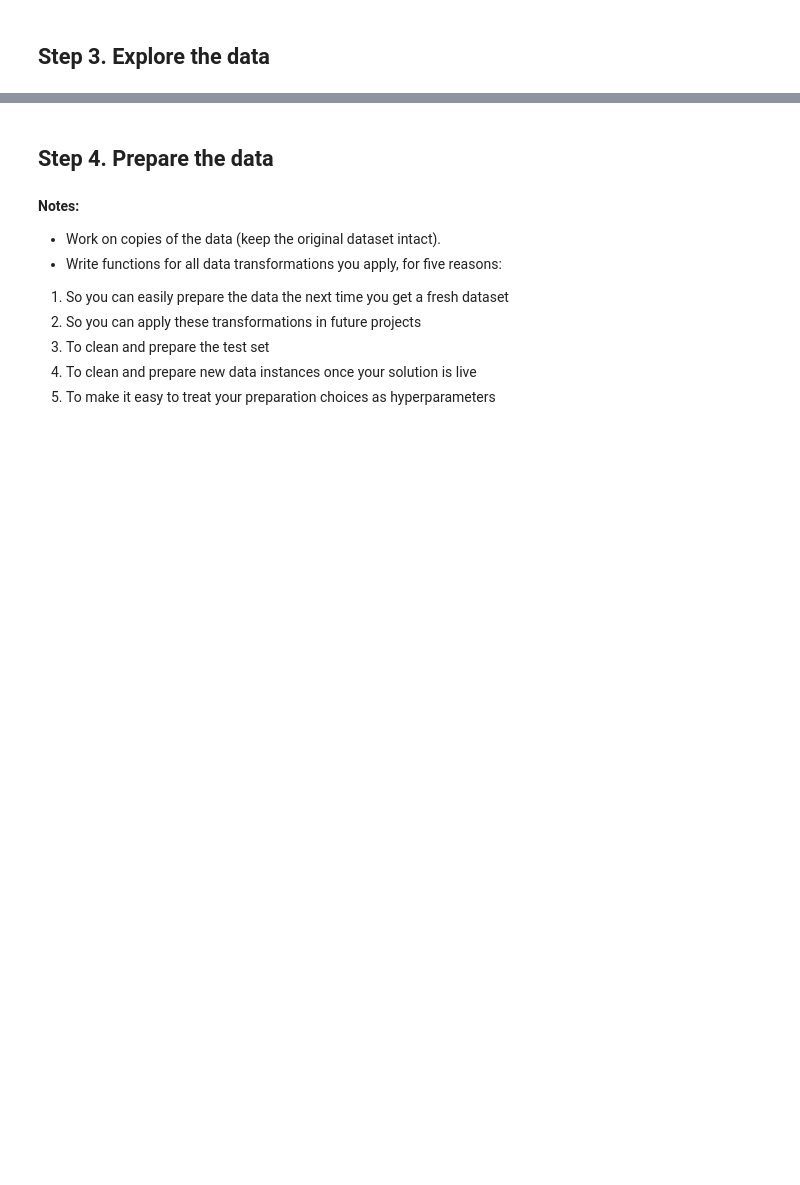
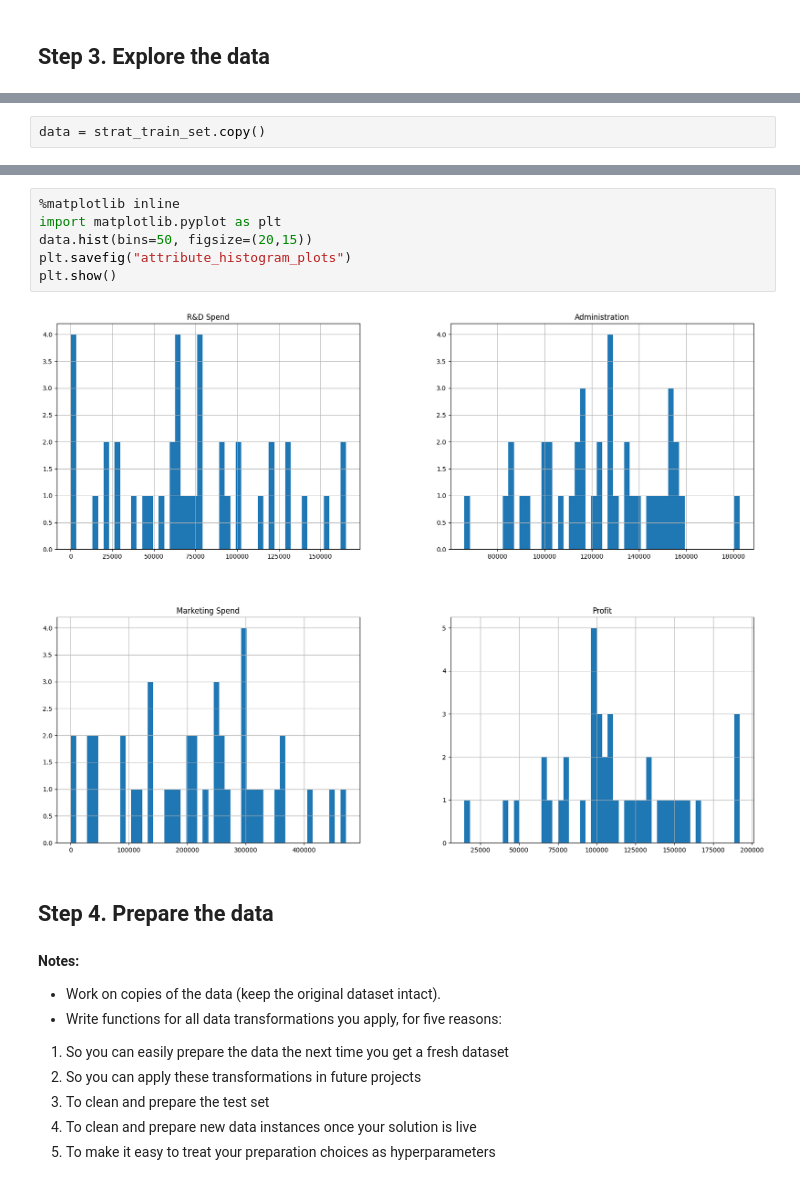
Before and after one commit to zealand-cs/50-startups, a Jupyter notebook: 50-startups.ipynb, the cells around one changed output, grey strips where cells are left out. Saved outputs shown, nothing was run; the diff lists cells and outputs as text; blank space fills up the shorter version.

```diff
--- a/50-startups.ipynb
+++ b/50-startups.ipynb
@@ -284,0 +279,2 @@ However, you may document any suggestions for extra data features – e.g. in yo
+# %%
+data = strat_train_set.copy()
@@ -285,3 +326,11 @@ However, you may document any suggestions for extra data features – e.g. in yo
+# %%
+%matplotlib inline
+import matplotlib.pyplot as plt
+data.hist(bins=50, figsize=(20,15))
+plt.savefig("attribute_histogram_plots")
+plt.show()
+# %% [output]
+[figure, added]
 # %% [markdown]
 ## Step 4. Prepare the data
 # %% [markdown]
```
Also changed, not shown: parts of 7 cells of this notebook.
